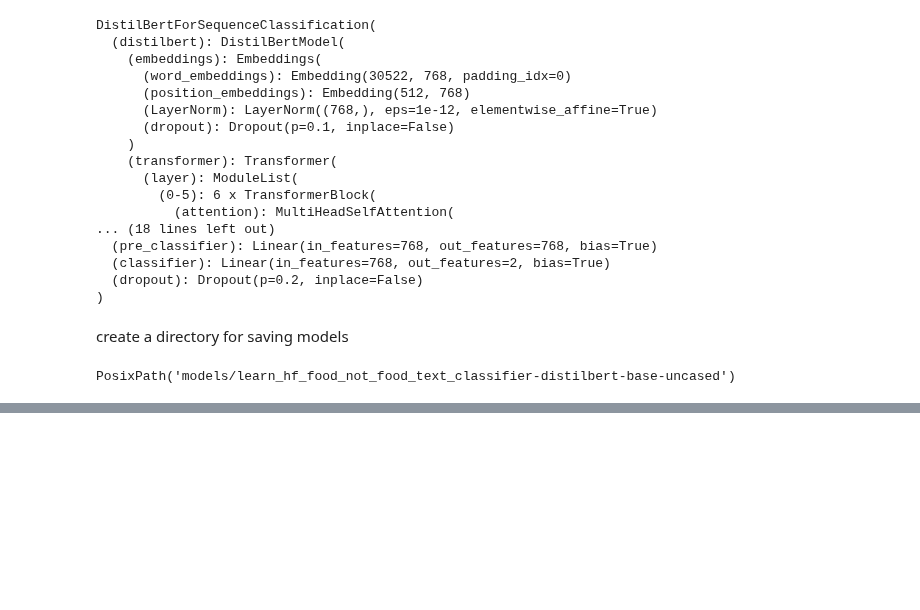
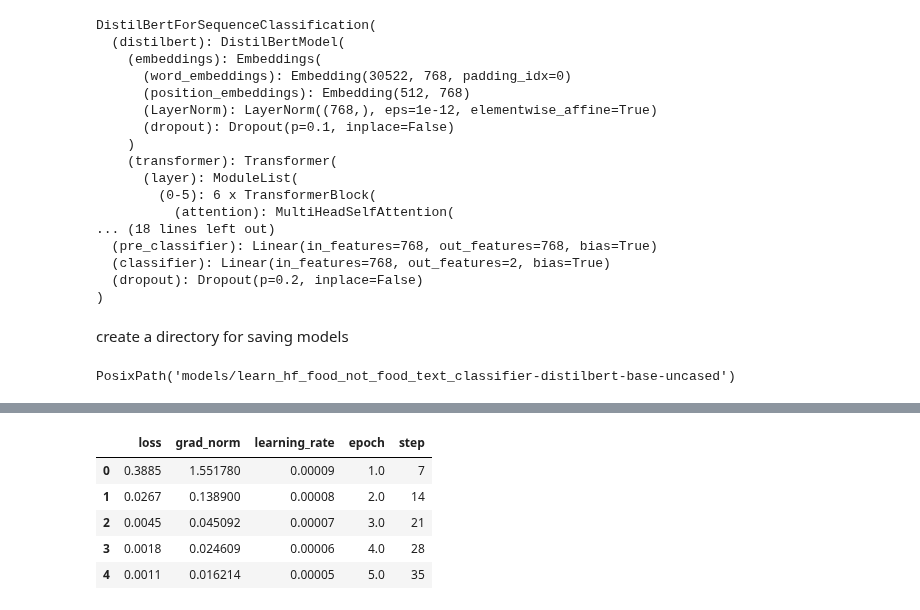
Before and after one commit to tanvircr7/meh, a Jupyter notebook: Text_Classification.ipynb, the cells around one changed output, grey strips where cells are left out. Drawn from its saved outputs; the diff is of its cells as text; code cells hidden in the pictures; blank space fills up the shorter version.

```diff
--- a/Text_Classification.ipynb
+++ b/Text_Classification.ipynb
@@ -433,0 +547,13 @@ PosixPath('models/learn_hf_food_not_food_text_classifier-distilbert-base-uncased
+# %%
+# turning metrics into dataframe to view it better
+trainer_history_training_df = pd.DataFrame(trainer_history_training_set)
+trainer_history_eval_df = pd.DataFrame(trainer_history_eval_set)
+
+trainer_history_training_df.head()
+# %% [output]
+|  | loss | grad_norm | learning_rate | epoch | step |
+| 0 | 0.3885 | 1.551780 | 0.00009 | 1.0 | 7 |
+| 1 | 0.0267 | 0.138900 | 0.00008 | 2.0 | 14 |
+| 2 | 0.0045 | 0.045092 | 0.00007 | 3.0 | 21 |
+| 3 | 0.0018 | 0.024609 | 0.00006 | 4.0 | 28 |
+| 4 | 0.0011 | 0.016214 | 0.00005 | 5.0 | 35 |
```
Also changed, not shown: parts of 59 cells of this notebook.
